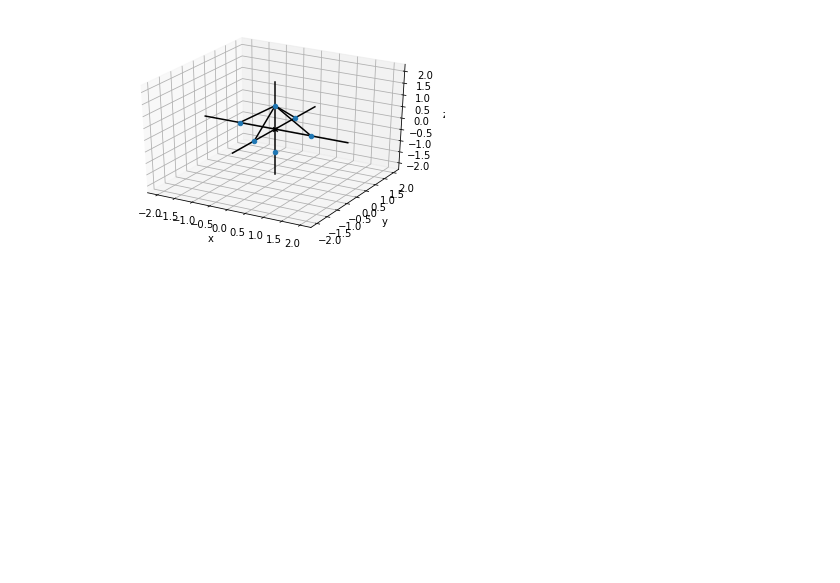
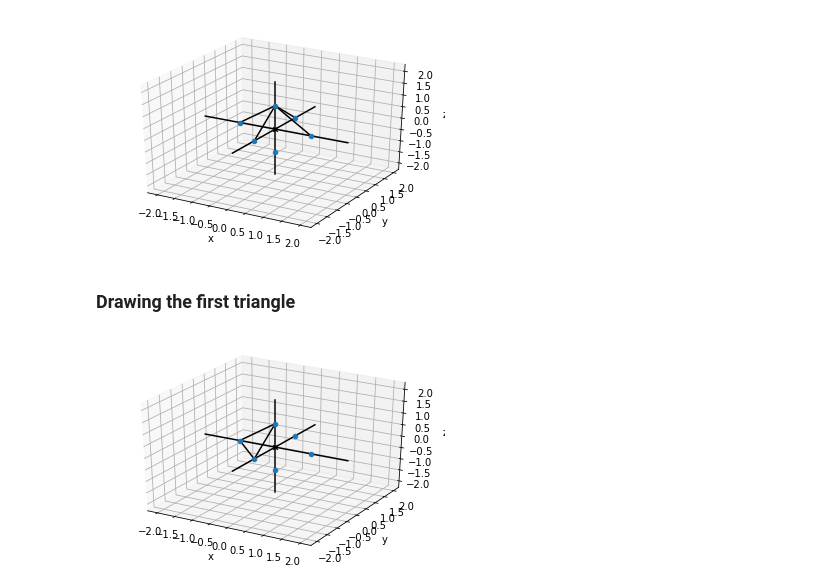
Before and after one commit to aliakhtar/maths4programmers-python, a Jupyter notebook: ch03/3.4.ipynb, the cells around one changed output. Saved outputs shown, nothing was run; the diff lists cells and outputs as text; code cells hidden in the pictures; blank space fills up the shorter version.

Commit message:
drawing triangle uno

```diff
--- a/ch03/3.4.ipynb
+++ b/ch03/3.4.ipynb
@@ -38,3 +38,22 @@ draw3d(
 )
 # %% [output]
 [figure]
+# %% [markdown]
+### Drawing the first triangle
+# %%
+v1 = (0,0,1)
+v2 = (-1, 0, 0)
+v3 = (0, -1, 0)
+
+triangle1 = (
+    Segment3D(v1, v2, color = black),
+    Segment3D(v1, v3, color = black),
+    Segment3D(v2, v3, color=black),
+)
+
+draw3d(
+    Points3D(*corners, color=blue),
+    *triangle1
+)
+# %% [output]
+[figure, added]
```
Also changed, not shown: parts of 1 cell of this notebook.
